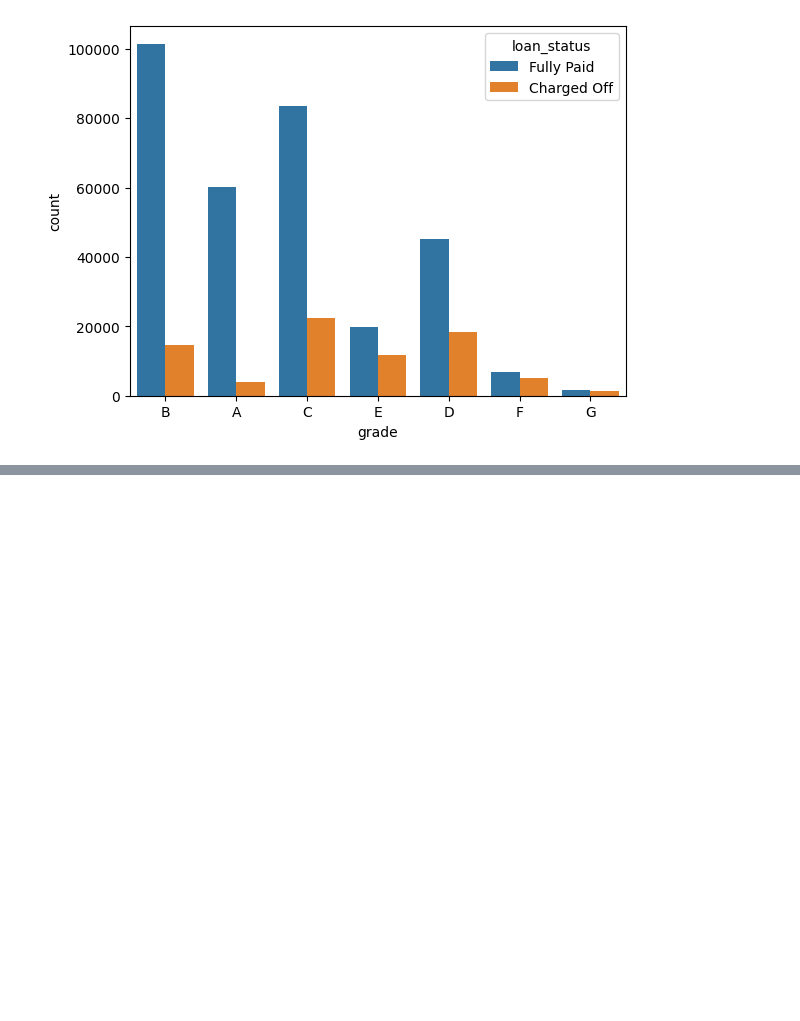
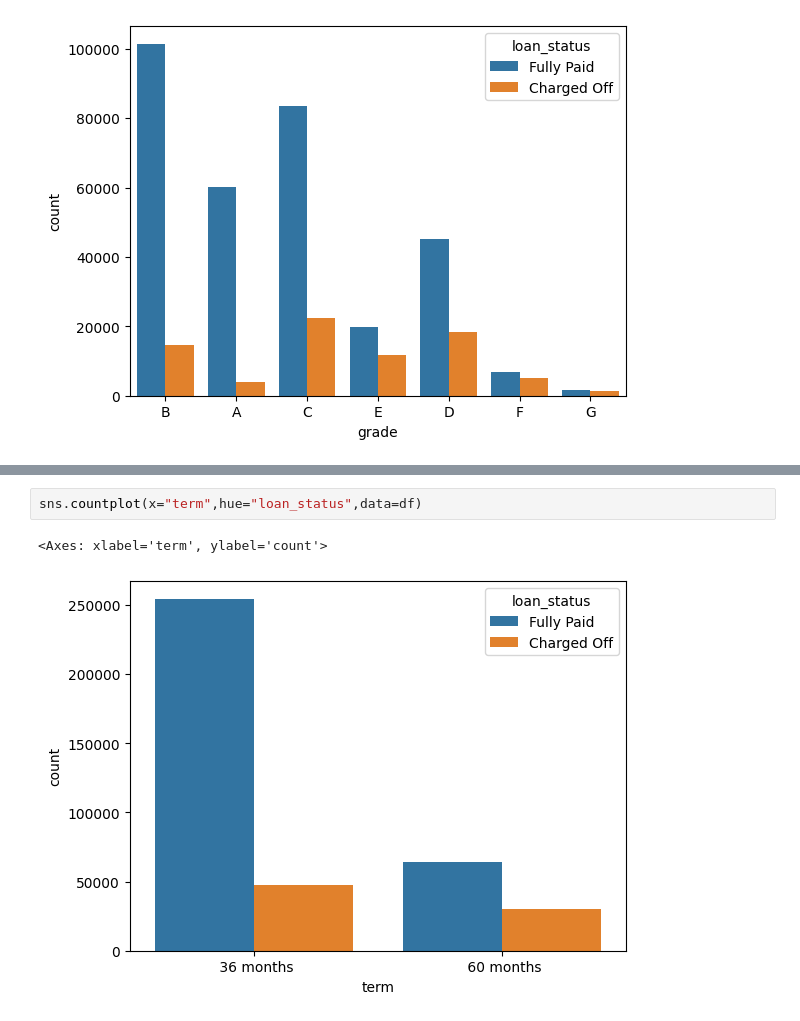
Before and after one commit to Debasishsaha123/Loan-default-prediction-ML-Projects, a Jupyter notebook: data_understanding.ipynb, the cells around one changed output, grey strips where cells are left out. Cells and saved outputs as stored; diff of their text form; blank space fills up the shorter version.

```diff
--- a/data_understanding.ipynb
+++ b/data_understanding.ipynb
@@ -115,0 +139,5 @@ sns.countplot(x="grade",hue="loan_status",data=df)
+# %%
+sns.countplot(x="term",hue="loan_status",data=df)
+# %% [output]
+<Axes: xlabel='term', ylabel='count'>
+[figure, added]
```
Also changed, not shown: parts of 18 cells of this notebook.
